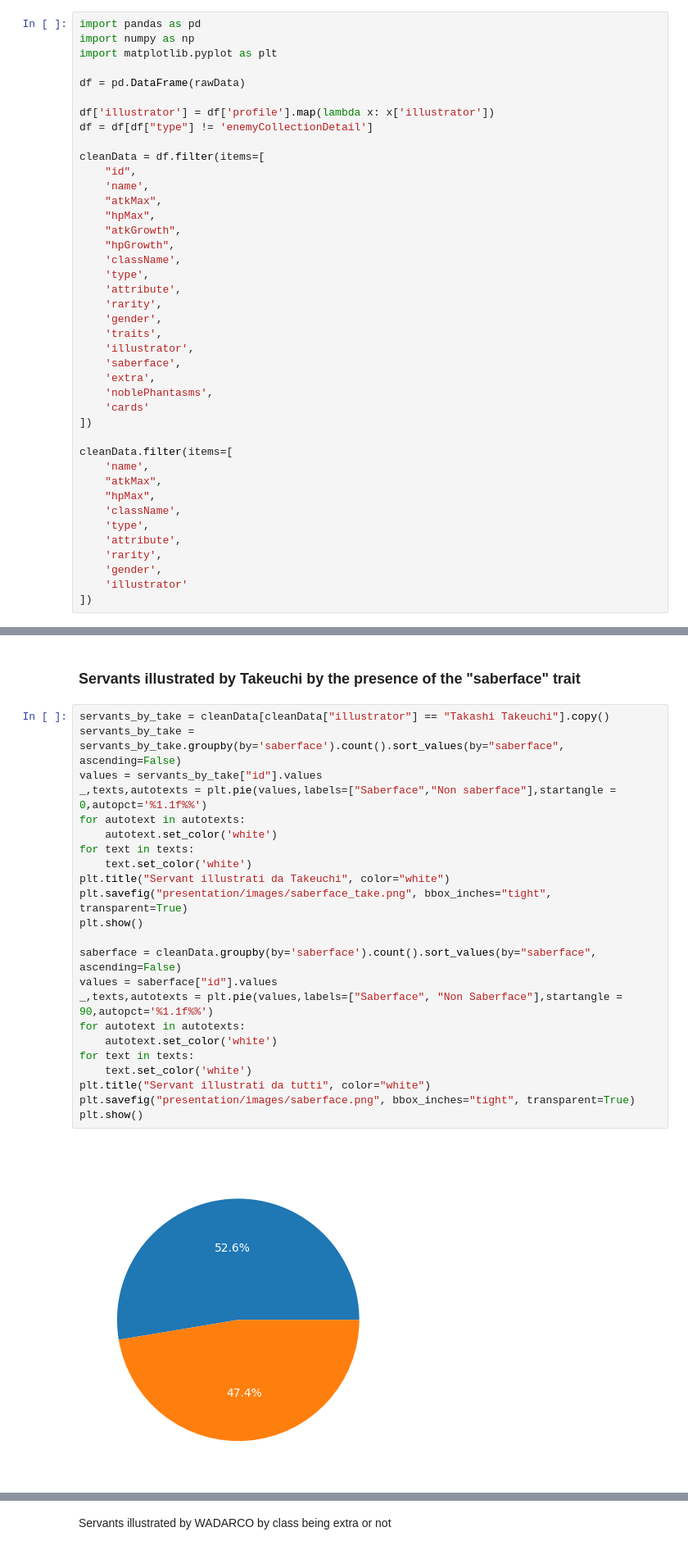
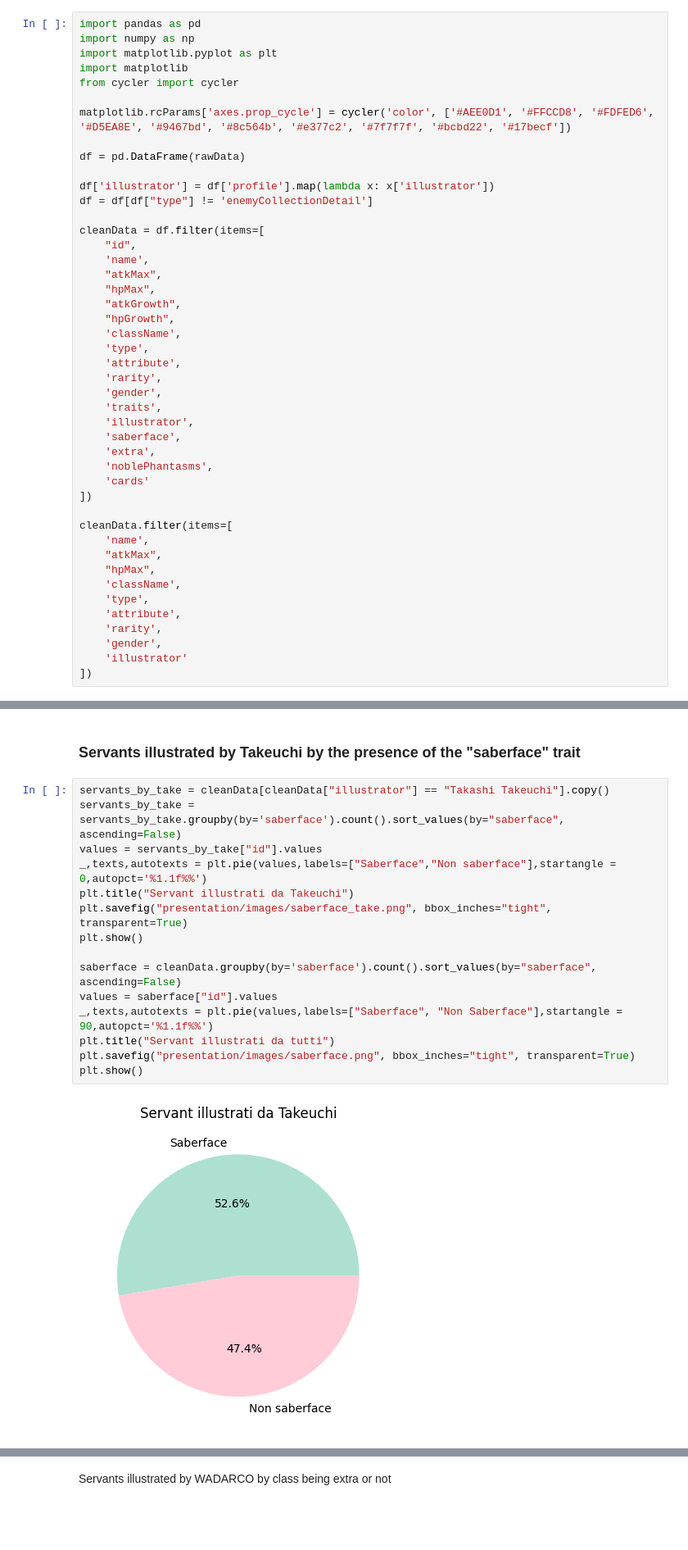
Before and after one commit to manuelelucchi/VisualizzazioneScientifica, a Jupyter notebook: Report.ipynb, the cells around one changed output, grey strips where cells are left out. Shown: that part at 82% size. Saved outputs shown, nothing was run; the diff lists cells and outputs as text; blank space fills up the shorter version.

```diff
--- a/Report.ipynb
+++ b/Report.ipynb
@@ -27,6 +27,10 @@ Some columns are not useful for the analysis so needs to be removed to improve p
 import pandas as pd
 import numpy as np
 import matplotlib.pyplot as plt
+import matplotlib
+from cycler import cycler
+
+matplotlib.rcParams['axes.prop_cycle'] = cycler('color', ['#AEE0D1', '#FFCCD8', '#FDFED6', '#D5EA8E', '#9467bd', '#8c564b', '#e377c2', '#7f7f7f', '#bcbd22', '#17becf'])
 
 df = pd.DataFrame(rawData)
 
@@ -316,25 +315,17 @@ plt.show()
 # %%
 servants_by_take = cleanData[cleanData["illustrator"] == "Takashi Takeuchi"].copy()
 servants_by_take = servants_by_take.groupby(by='saberface').count().sort_values(by="saberface", ascending=False)
 values = servants_by_take["id"].values
 _,texts,autotexts = plt.pie(values,labels=["Saberface","Non saberface"],startangle = 0,autopct='%1.1f%%')
-for autotext in autotexts:
-    autotext.set_color('white')
-for text in texts:
-    text.set_color('white')
-plt.title("Servant illustrati da Takeuchi", color="white")
+plt.title("Servant illustrati da Takeuchi")
 plt.savefig("presentation/images/saberface_take.png", bbox_inches="tight", transparent=True)
 plt.show()
 
 saberface = cleanData.groupby(by='saberface').count().sort_values(by="saberface", ascending=False)
 values = saberface["id"].values
 _,texts,autotexts = plt.pie(values,labels=["Saberface", "Non Saberface"],startangle = 90,autopct='%1.1f%%')
-for autotext in autotexts:
-    autotext.set_color('white')
-for text in texts:
-    text.set_color('white')
-plt.title("Servant illustrati da tutti", color="white")
+plt.title("Servant illustrati da tutti")
 plt.savefig("presentation/images/saberface.png", bbox_inches="tight", transparent=True)
 plt.show()
 # %% [output]
-[figure, old version]
+[figure, new version]
```
Also changed, not shown: parts of 14 cells of this notebook, 17 other files.
